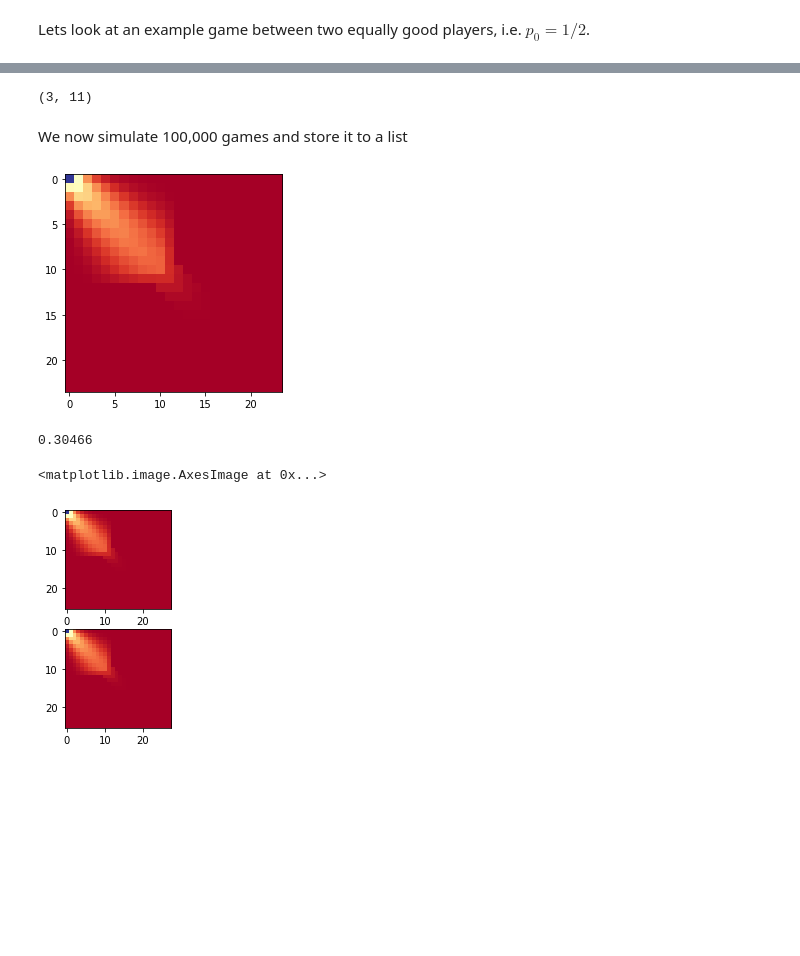
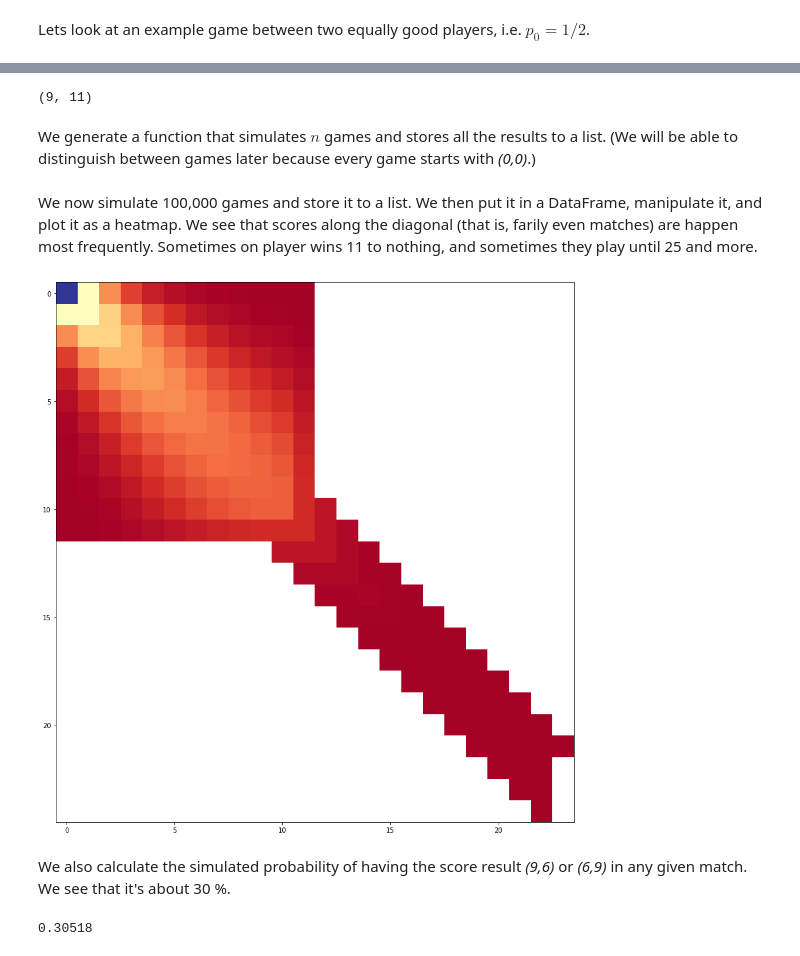
Before and after one commit to magnushelliesen/ping-pong-result-simulator, a Jupyter notebook: ping-pong-score.ipynb, the cells around one changed output, grey strips where cells are left out. Saved outputs shown, nothing was run; the diff lists cells and outputs as text; code cells hidden in the pictures; blank space fills up the shorter version.

```diff
--- a/ping-pong-score.ipynb
+++ b/ping-pong-score.ipynb
@@ -18,8 +20,8 @@ Next, we make a function that simulates a whole game, that is a sequence of exch
 def result_from_game(p0):
     scores_in_game = [(0, 0)]
     while (max(scores_in_game[-1][0], scores_in_game[-1][1]) < 11) or (abs(scores_in_game[-1][0]-scores_in_game[-1][1]) < 2):
-        player0_wins, player1_wins = result_from_single_exchange(p0)
-        scores_in_game.append((scores_in_game[-1][0]+player0_wins, scores_in_game[-1][1]+player1_wins))
+        player0_won, player1_won = result_from_single_exchange(p0)
+        scores_in_game.append((scores_in_game[-1][0]+player0_won, scores_in_game[-1][1]+player1_won))
     return scores_in_game
 # %% [markdown]
 Lets look at an example game between two equally good players, i.e. $p_0 = 1/2$.
@@ -49,45 +37,43 @@ example_game
 # The game ended with the score
 example_game[-1]
 # %% [output]
-(3, 11)
+(9, 11)
-# %% [markdown]
-We now simulate 100,000 games and store it to a list
+# %% [markdown]
+We generate a function that simulates $n$ games and stores all the results to a list. (We will be able to distinguish between games later because every game starts with *(0,0)*.)
 # %%
-def game_simulator(n, seed):
+def game_simulator(p0, n, seed):
     random.seed(seed)
     simulation_of_games = []
     for i in range(n):
-        simulation_of_games.extend(result_from_game(0.5))
+        simulation_of_games.extend(result_from_game(p0))
     return simulation_of_games
+# %% [markdown]
+We now simulate 100,000 games and store it to a list. We then put it in a DataFrame, manipulate it, and plot it as a heatmap. We see that scores along the diagonal (that is, farily even matches) are happen most frequently. Sometimes on player wins 11 to nothing, and sometimes they play until 25 and more.
 # %%
-simulation_of_games = game_simulator(10000, 1234)
+simulation_of_games = game_simulator(0.5, 100000, 1234)
 
 df = pd.DataFrame(simulation_of_games, columns=['player0_wins', 'player1_wins'])
 
 df_to_plot = (
     pd.DataFrame(simulation_of_games, columns=['player0_wins', 'player1_wins'])
     .assign(**{'': 1})
     .groupby(['player0_wins', 'player1_wins'])
     .count()
     .reset_index()
-    .pivot_table(index=['player0_wins'], columns=['player1_wins'], fill_value=0)
+    .pivot_table(index=['player0_wins'], columns=['player1_wins'])
 )
 
+plt.figure(figsize=(15,15))
 plt.imshow(df_to_plot, cmap ="RdYlBu")
 plt.show()
 # %% [output]
-[figure, old version]
+[figure, new version]
+# %% [markdown]
+We also calculate the simulated probability of having the score result *(9,6)* or *(6,9)* in any given match. We see that it's about 30 %.
 # %%
 df = df.assign(**{'new_match': lambda df: [1 if (p1, p2) == (0, 0) else 0 for p1, p2 in zip(df['player0_wins'], df['player1_wins'])]})
 df = df.assign(**{'match_id': lambda df: df['new_match'].cumsum()})
 df = df.assign(**{'96/69': lambda df: [1 if (p1, p2) in ((9, 6), (6, 9)) else 0 for p1, p2 in zip(df['player0_wins'], df['player1_wins'])]})
 df.groupby(df['match_id'])['96/69'].sum().mean()
 # %% [output]
-0.30466
+0.30518
-# %%
-fig, ax = plt.subplots(2)
-ax[0].imshow(df_to_plot, cmap ="RdYlBu")
-ax[1].imshow(df_to_plot, cmap ="RdYlBu")
-# %% [output]
-<matplotlib.image.AxesImage at 0x...>
-[figure, removed]
```
Also changed, not shown: parts of 7 cells of this notebook.
